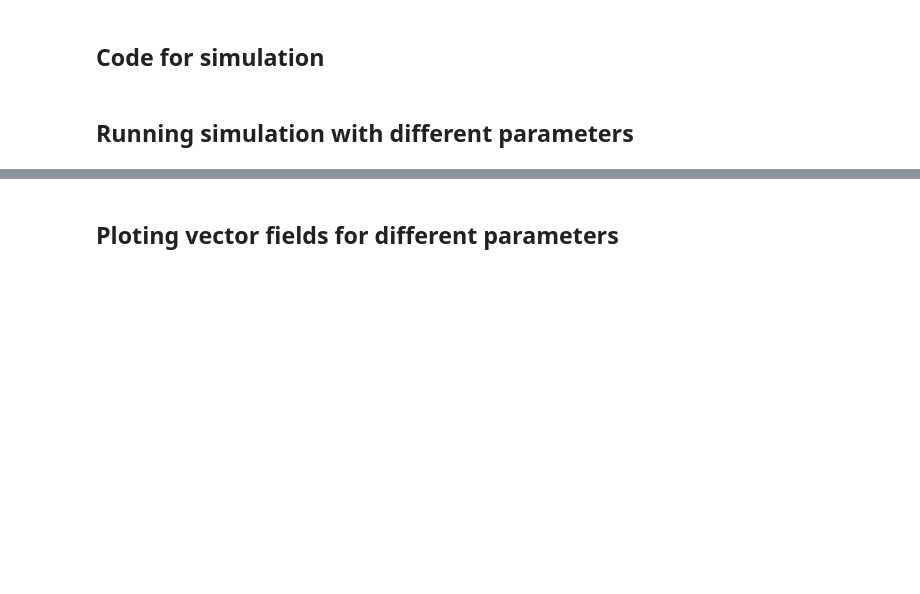
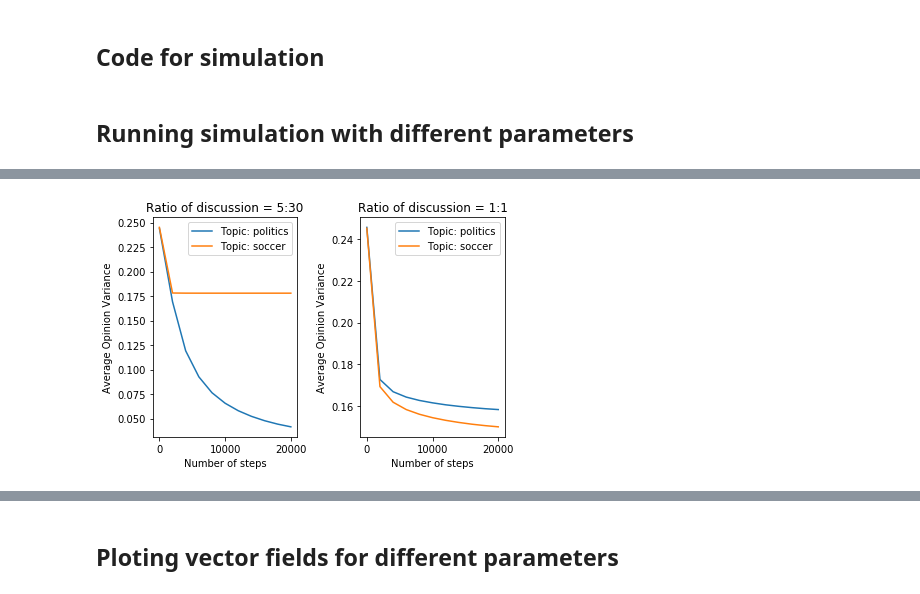
Before and after one commit to nik1997/CS166-Simulation-and-Modeling, a Jupyter notebook: Network_Assignment.ipynb, the cells around one changed output, grey strips where cells are left out. Cells and saved outputs as stored; diff of their text form; code cells hidden in the pictures; blank space fills up the shorter version.

Commit message:
Adding Network Simulation Assignment

```diff
--- a/Network_Assignment.ipynb
+++ b/Network_Assignment.ipynb
@@ -377,0 +393,90 @@ Ratio of discussion = 5:30
+# %%
+def run_experiment(list_param_dicts,
+                   list_topics,
+                   list_ratio_topic_discussion,
+                   n_trials=100):
+    '''
+    Running experiment by running multiple simulation.
+
+    Input:
+
+        list_param_dicts (list) of dictionaries with functions for generating random
+            numbers for alpha, beta and gamma
+
+        list_topics (list) of topics that people have.
+
+        list_ratio_topic_discussion (list) of ratio of popularity of each topic
+
+        n_trials (int) The numbe or trials to run
+    '''
+
+
+    for dict_param in list_param_dicts:
+        print('\n')
+        print('++'*30)
+        print('Mean Alpha = {0}, Std_dev = {1}'.format(dict_param['dist_alpha'][1][2], dict_param['dist_alpha'][1][3]))
+        print('Mean Beta = {0}, Std_dev = {1}'.format(dict_param['dist_beta'][1][2], dict_param['dist_beta'][1][3]))
+        print('Mean Gamma = {0}, Std_dev = {1}'.format(dict_param['dist_gamma'][1][2], dict_param['dist_beta'][1][3]))
+        print('Topics = {0}'.format(','.join(list_topics)))
+
+        for ratio_topic_discussion in list_ratio_topic_discussion:
+            arr_opinion_variance = []
+
+            for i in range(n_trials):
+                sim = SocialDynamicsSimulation(network_size=50,
+                                           **dict_param,
+                                           list_topics=list_topics,
+                                           ratio_topic_discussion=ratio_topic_discussion
+                                          )
+
+                arr_timesteps, opinion_variance = sim.simulate(display=False)
+                arr_opinion_variance.append(opinion_variance)
+
+            # Plotting plot
+            plt.subplot(1, len(list_ratio_topic_discussion),
+                        list_ratio_topic_discussion.index(ratio_topic_discussion) + 1)
+
+            for topic in list_topics:
+
+                X = [[dict_opinion_variance[topic][ind_timestep]
+                              for dict_opinion_variance in arr_opinion_variance]
+                     for ind_timestep in range(len(arr_timesteps))]
+
+                plt.plot(arr_timesteps, list(map(np.mean, X)), label='Topic: {0}'.format(topic))
+                plt.xlabel('Number of steps')
+                plt.ylabel('Average Opinion Variance')
+                plt.title('Ratio of discussion = {0}'.format(':'.join(map(str, ratio_topic_discussion))))
+            plt.legend()
+        plt.tight_layout()
+        plt.show()
+
+
+list_param_dicts = [
+    {
+        'dist_alpha':[truncnorm.rvs, (0, 0.5, 0.03, 0.0001)],
+        'dist_beta':[truncnorm.rvs, (0, 1, 0.3, 0.0001)],
+        'dist_gamma':[truncnorm.rvs, (0, 4.3, 4, 0.0001)]
+    },
+    {
+        'dist_alpha':[truncnorm.rvs, (0, 0.5, 0.03, 0.0001)],
+        'dist_beta':[truncnorm.rvs, (0, 1, 0.5, 0.0001)],
+        'dist_gamma':[truncnorm.rvs, (0, 4.3, 1, 0.0001)]
+    },
+    {
+        'dist_alpha':[truncnorm.rvs, (0, 0.5, 0.01, 0.005)],
+        'dist_beta':[truncnorm.rvs, (0, 1, 0.5, 0.2)],
+        'dist_gamma':[truncnorm.rvs, (0, 4.3, 3, 1)]
+    },
+    {
+        'dist_alpha':[truncnorm.rvs, (0, 0.5, 0.1, 0.0001)],
+        'dist_beta':[truncnorm.rvs, (0, 1, 0.5, 0.2)],
+        'dist_gamma':[truncnorm.rvs, (0, 4.3, 3, 1)]
+    }
+] # Bunch of dictionaries and random number generator functions.
+
+list_topics = ['politics', 'soccer'] # list of topics
+list_ratio_topic_discussion = [[5, 30], [1, 1]] # distribution of topics
+
+
+run_experiment(list_param_dicts, list_topics, list_ratio_topic_discussion, n_trials=100)
+# %% [output]
@@ -377,0 +488 @@ Ratio of discussion = 5:30
+[figure, added]
```
Also changed, not shown: parts of 6 cells of this notebook.
